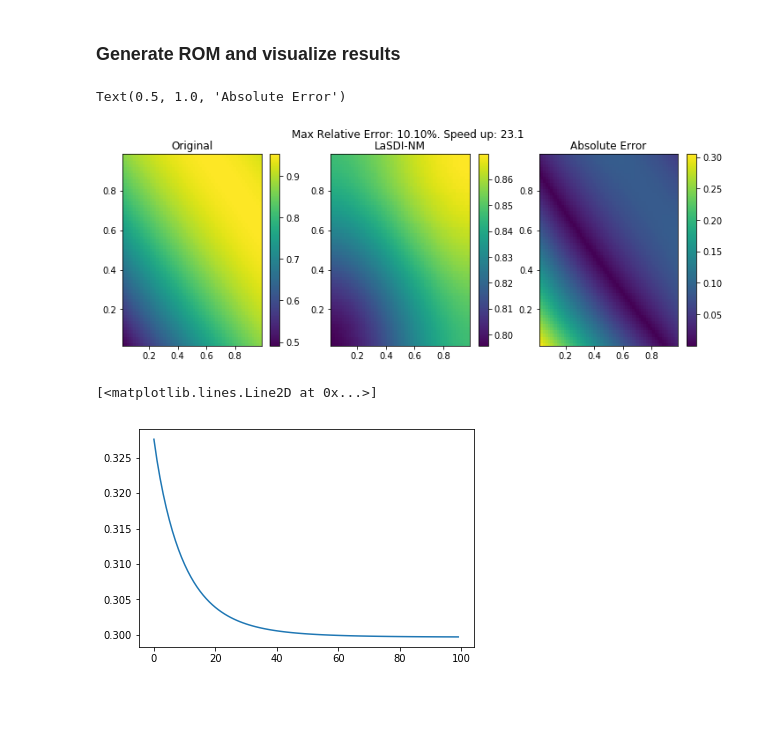
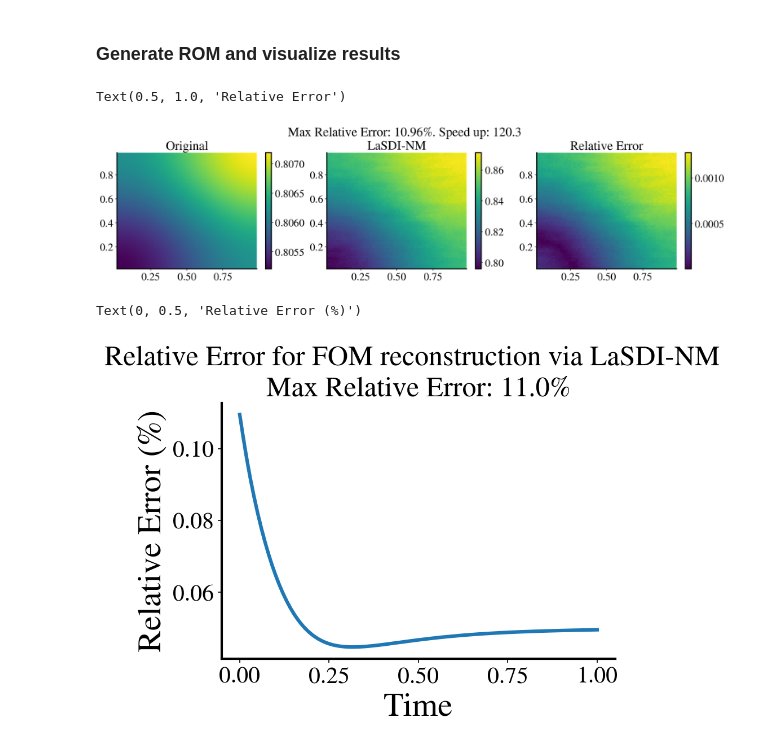
Before and after one commit to LLNL/LaSDI, a Jupyter notebook: Diffusion/LaSDI_MFEM_EX16_NM.ipynb, the cells around one changed output. Cells and saved outputs as stored; diff of their text form; code cells hidden in the pictures; blank space fills up the shorter version.

```diff
--- a/Diffusion/LaSDI_MFEM_EX16_NM.ipynb
+++ b/Diffusion/LaSDI_MFEM_EX16_NM.ipynb
@@ -27,0 +29,14 @@ from LaSDI import LaSDI
+# %%
+matplotlib.rcParams['mathtext.fontset'] = 'stix'
+matplotlib.rcParams['font.family'] = 'STIXGeneral'
+matplotlib.pyplot.title(r'ABC123 vs $\mathrm{ABC123}^{123}$')
+plt.rcParams['font.size'] = 20
+plt.rcParams['axes.linewidth'] = 2
+plt.rcParams['lines.linewidth'] = 3
+plt.rcParams['lines.markersize'] = 10
+plt.rcParams['axes.spines.right'] = False
+plt.rcParams['axes.spines.top'] = False
+plt.rcParams['legend.frameon'] = False
+plt.rcParams['legend.fontsize'] = 24
+plt.rcParams['axes.labelsize'] = 28
+plt.rcParams['figure.dpi'] = 150
@@ -65,7 +82,8 @@ nset = len(training_values)
 # %%
 snapshot_full = np.empty([nxy, nset*nt]).T
 for foo, sample in enumerate(training_values):
-    ex = np.load('./data/ex16_w_{}_a_{}.npz'.format(sample[0], sample[1]), allow_pickle = True)
+#     ex = np.load('./data/ex16_w_{}_a_{}.npz'.format(sample[0], sample[1]), allow_pickle = True)
+    ex = np.load('../../../../../usr/WS1/fries4/Experiments/EX16/data/ex16_r{}_iv{}.npz'.format(sample[0], sample[1]), allow_pickle = True)
     ex = ex.f.arr_0
     snapshot_full[nt*foo:nt*(foo+1)] = ex
 # %%
@@ -99,7 +117,8 @@ os.environ["CUDA_VISIBLE_DEVICES"]=gpu_ids
 device = torch.device("cuda" if torch.cuda.is_available() else "cpu")
 print("Using device:", device, '\n')
 
-model = torch.load('./model/ex16_AE_git.tar'.format(LS_dim), map_location=device)
+# model = torch.load('./model/ex16_AE_git.tar'.format(LS_dim), map_location=device)
+model = torch.load('../../../../../usr/WS1/fries4/Experiments/EX16/model/ex16_AE_{}dim.tar'.format(LS_dim), map_location=device)
 
 maxk = 10
 convergence_threshold = 1.0e-8
@@ -232,7 +257,8 @@ LaSDI_model.train_dynamics(latent_space_SS, P, dt, degree = degree, normal = 60,
 # %% [markdown]
 ### Generate ROM and visualize results
 # %%
-FOM = np.load('./data/ex16_a_{}_w_{}.npz'.format(100,200), allow_pickle = True)
+# FOM = np.load('./data/ex16_a_{}_w_{}.npz'.format(100,200), allow_pickle = True)
+FOM = np.load('../../../../../usr/WS1/fries4/Experiments/EX16/data/ex16_r{}_iv{}.npz'.format(100,200), allow_pickle = True)
 FOM = FOM.f.arr_0/rescale
 FOM = FOM[:, free_raveled_indicies]
 time_start = time.time()
@@ -247,34 +273,34 @@ speed_up = 4.7/LaSDI_time # Given as average time over multiple simulations on L
 # %%
 k=-1
 fig = plt.figure()
 ax1 = fig.add_subplot(1,3,1)
 ax2 = fig.add_subplot(1,3,2)
-fig.set_size_inches(12,4)
+fig.set_size_inches(20,4)
 z1=ax1.pcolormesh(x_free.reshape(nx-2,ny-2), y_free.reshape(nx-2,ny-2),FOM[k].reshape(nx-2,ny-2), shading = 'nearest')
-fig.suptitle('Max Relative Error: {:.2f}%. Speed up: {:.1f}'.format(np.amax(max_re), speed_up))
+fig.suptitle('Max Relative Error: {:.2f}%. Speed up: {:.1f}'.format(np.amax(max_re), speed_up), y = 1.05)
 fig.colorbar(z1, ax = ax1)
 # ax1.axis('equal')
 ax1.set_title('Original')
 z1=ax2.pcolormesh(x_free.reshape(nx-2,ny-2), y_free.reshape(nx-2,ny-2),FOM_recon[k].reshape(nx-2,ny-2), shading = 'nearest')
 fig.colorbar(z1, ax = ax2)
 # ax2.axis('equal')
 ax2.set_title('LaSDI-NM')
 ax3 = fig.add_subplot(1,3,3)
-z1=ax3.pcolormesh(x_free.reshape(nx-2,ny-2), y_free.reshape(nx-2,ny-2),np.abs(FOM_recon[k].reshape(nx-2,ny-2)-FOM[k].reshape(nx-2,ny-2)).LA.norm(FOM[k].reshape(nx-2,ny-2)), shading = 'nearest')
+z1=ax3.pcolormesh(x_free.reshape(nx-2,ny-2), y_free.reshape(nx-2,ny-2),np.abs(FOM_recon[k].reshape(nx-2,ny-2)-FOM[k].reshape(nx-2,ny-2))/LA.norm(FOM[k].reshape(nx-2,ny-2)), shading = 'nearest')
 fig.colorbar(z1, ax = ax3)
 # ax3.axis('equal')
 ax3.set_title('Relative Error')
 # %% [output]
-Text(0.5, 1.0, 'Absolute Error')
+Text(0.5, 1.0, 'Relative Error')
-[figure, old version]
+[figure, new version]
 # %%
 fig = plt.figure()
-fig.suptitle('Relative Error for FOM reconstruction via LaSDI-NM')
+fig.suptitle('Relative Error for FOM reconstruction via LaSDI-NM', y = 1.05)
 ax = plt.axes()
-ax.set_title('Max Relative Error: {:.3}%'.format(np.amax(FOM_RE)))
-ax.plot(t, FOM_RE)
+ax.set_title('Max Relative Error: {:.3}%'.format(max_re))
+ax.plot(t, FOM_re)
 ax.set_xlabel('Time')
 ax.set_ylabel('Relative Error (%)')
 # %% [output]
-[<matplotlib.lines.Line2D at 0x...>]
+Text(0, 0.5, 'Relative Error (%)')
-[figure, old version]
+[figure, new version]
```
Also changed, not shown: parts of 4 cells of this notebook, 4 other files.
